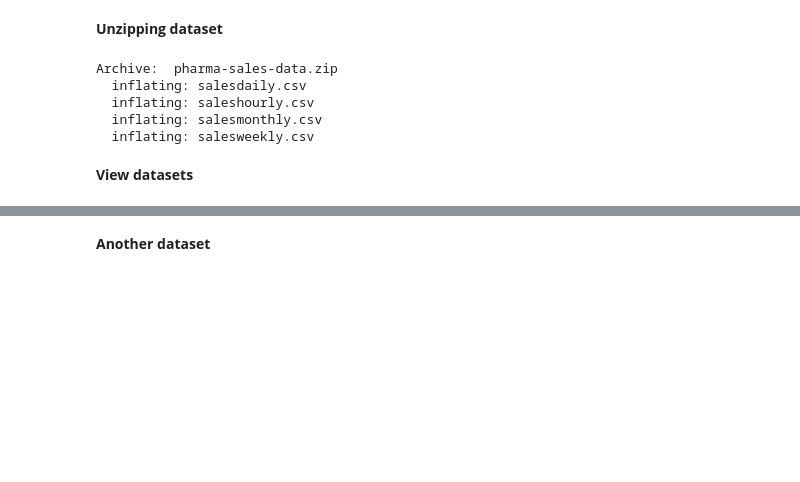
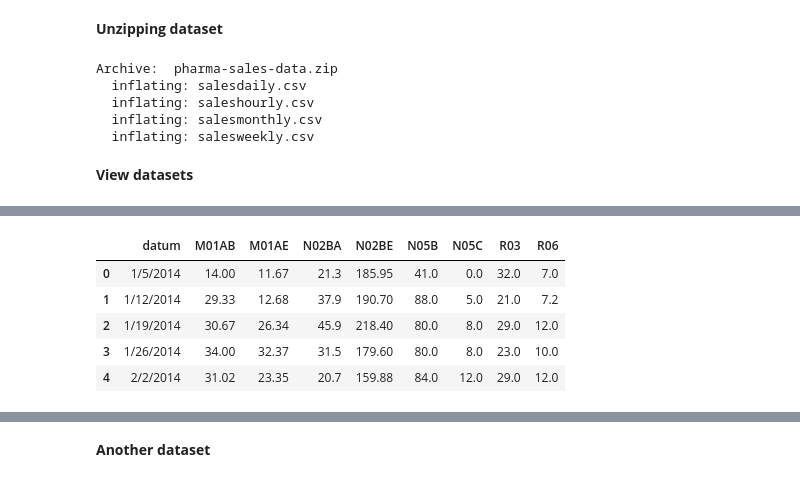
Before and after one commit to rdkdaniel/Basics-of-ML-DL-Models, a Jupyter notebook: Pharma_Dataset.ipynb, the cells around one changed output, grey strips where cells are left out. Drawn from its saved outputs; the diff is of its cells as text; code cells hidden in the pictures; blank space fills up the shorter version.

```diff
--- a/Pharma_Dataset.ipynb
+++ b/Pharma_Dataset.ipynb
@@ -53,0 +56,12 @@ NameError: ignored
+# %%
+df.head()
+df1.head()
+df2.head()
+df3.head()
+# %% [output]
+|  | datum | M01AB | M01AE | N02BA | N02BE | N05B | N05C | R03 | R06 |
+| 0 | 1/5/2014 | 14.00 | 11.67 | 21.3 | 185.95 | 41.0 | 0.0 | 32.0 | 7.0 |
+| 1 | 1/12/2014 | 29.33 | 12.68 | 37.9 | 190.70 | 88.0 | 5.0 | 21.0 | 7.2 |
+| 2 | 1/19/2014 | 30.67 | 26.34 | 45.9 | 218.40 | 80.0 | 8.0 | 29.0 | 12.0 |
+| 3 | 1/26/2014 | 34.00 | 32.37 | 31.5 | 179.60 | 80.0 | 8.0 | 23.0 | 10.0 |
+| 4 | 2/2/2014 | 31.02 | 23.35 | 20.7 | 159.88 | 84.0 | 12.0 | 29.0 | 12.0 |
```
Also changed, not shown: parts of 5 cells of this notebook.
